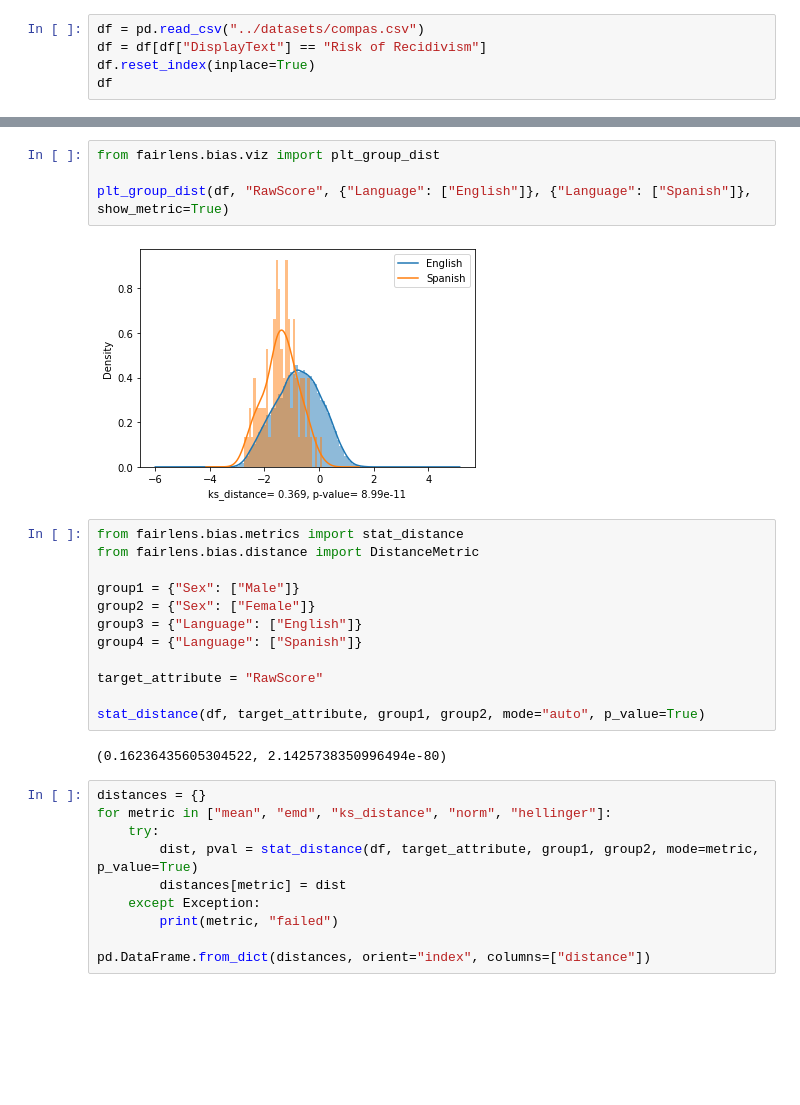
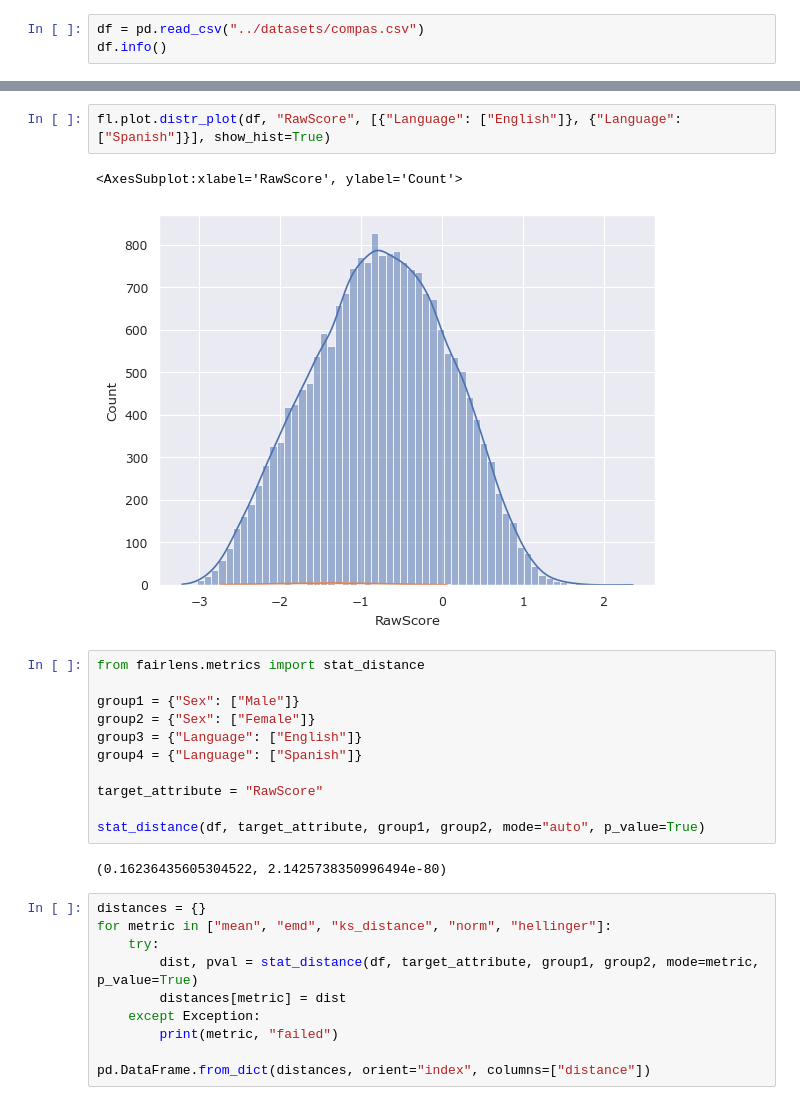
Before and after one commit to synthesized-io/fairlens, a Jupyter notebook: notebooks/compas.ipynb, the cells around one changed output, grey strips where cells are left out. Cells and saved outputs as stored; diff of their text form; blank space fills up the shorter version.

```diff
--- a/notebooks/compas.ipynb
+++ b/notebooks/compas.ipynb
@@ -4,6 +4,4 @@ import pandas as pd
 # %%
 df = pd.read_csv("../datasets/compas.csv")
-df = df[df["DisplayText"] == "Risk of Recidivism"]
-df.reset_index(inplace=True)
-df
+df.info()
 # %% [output]
@@ -74,12 +48,10 @@ plt_group_dist(df, "RawScore", {"Sex": ["Male"]}, {"Sex": ["Female"]}, show_metr
 # %%
-from fairlens.bias.viz import plt_group_dist
-
-plt_group_dist(df, "RawScore", {"Language": ["English"]}, {"Language": ["Spanish"]}, show_metric=True)
+fl.plot.distr_plot(df, "RawScore", [{"Language": ["English"]}, {"Language": ["Spanish"]}], show_hist=True)
 # %% [output]
+<AxesSubplot:xlabel='RawScore', ylabel='Count'>
-[figure, old version]
+[figure, new version]
 # %%
-from fairlens.bias.metrics import stat_distance
-from fairlens.bias.distance import DistanceMetric
+from fairlens.metrics import stat_distance
 
 group1 = {"Sex": ["Male"]}
 group2 = {"Sex": ["Female"]}
```
Also changed, not shown: parts of 9 cells of this notebook, 2 other files.
